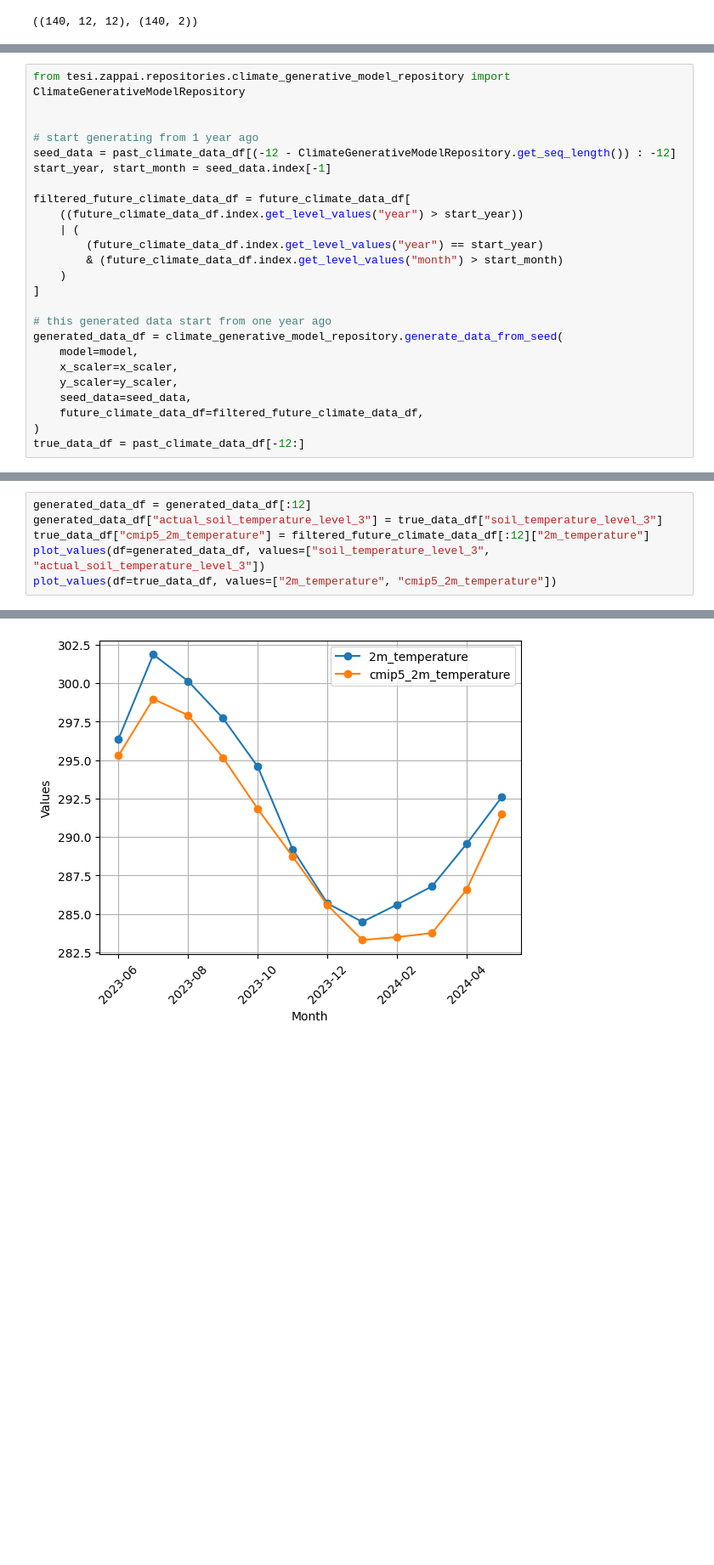
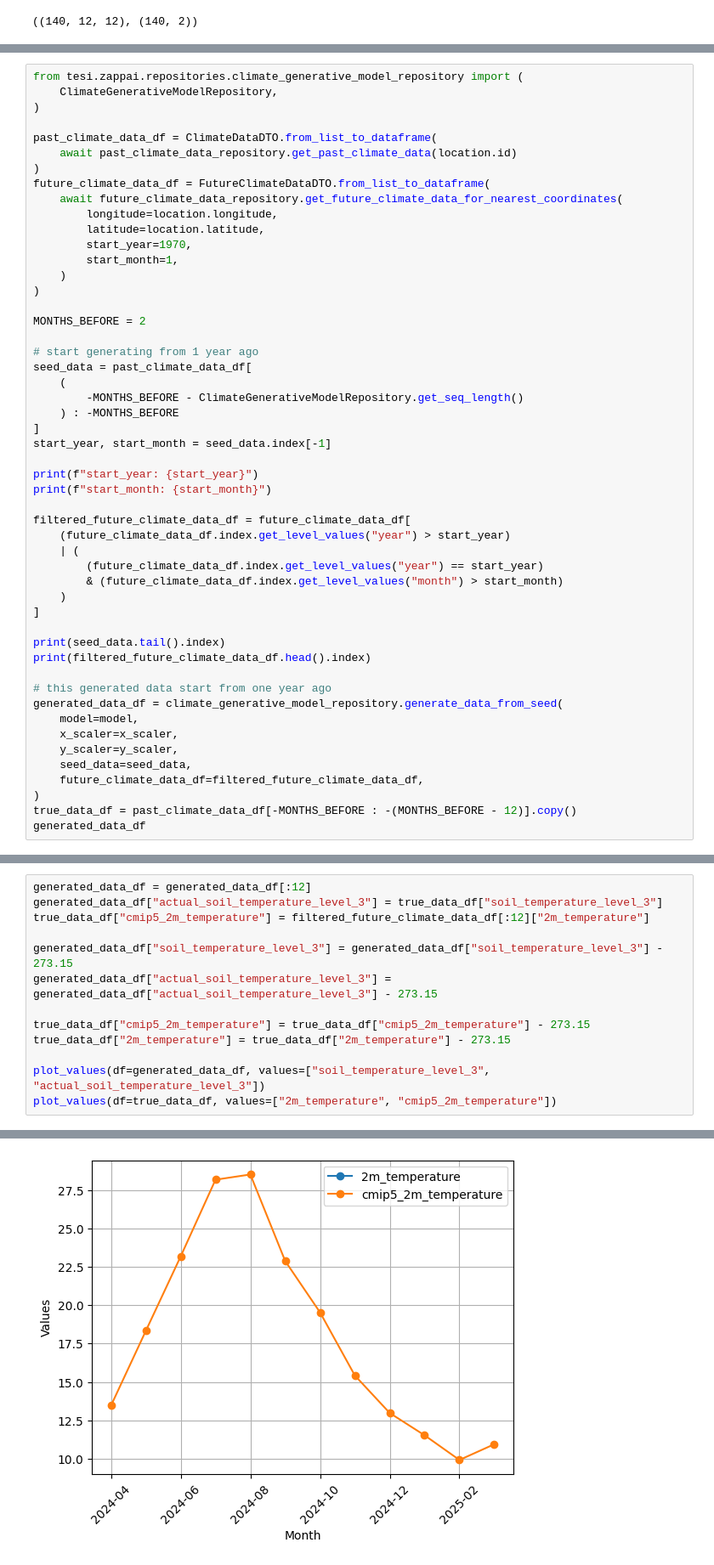
Before and after one commit to PeppeOsmio/tesi, a Jupyter notebook: test_model.ipynb, the cells around one changed output, grey strips where cells are left out. Shown at 85% size. Saved outputs shown, nothing was run; the diff lists cells and outputs as text; blank space fills up the shorter version.

```diff
--- a/test_model.ipynb
+++ b/test_model.ipynb
@@ -221,18 +216,43 @@ generated_data
 # %%
-from tesi.zappai.repositories.climate_generative_model_repository import ClimateGenerativeModelRepository
+from tesi.zappai.repositories.climate_generative_model_repository import (
+    ClimateGenerativeModelRepository,
+)
 
+past_climate_data_df = ClimateDataDTO.from_list_to_dataframe(
+    await past_climate_data_repository.get_past_climate_data(location.id)
+)
+future_climate_data_df = FutureClimateDataDTO.from_list_to_dataframe(
+    await future_climate_data_repository.get_future_climate_data_for_nearest_coordinates(
+        longitude=location.longitude,
+        latitude=location.latitude,
+        start_year=1970,
+        start_month=1,
+    )
+)
+
+MONTHS_BEFORE = 2
 
 # start generating from 1 year ago
-seed_data = past_climate_data_df[(-12 - ClimateGenerativeModelRepository.get_seq_length()) : -12]
+seed_data = past_climate_data_df[
+    (
+        -MONTHS_BEFORE - ClimateGenerativeModelRepository.get_seq_length()
+    ) : -MONTHS_BEFORE
+]
 start_year, start_month = seed_data.index[-1]
 
+print(f"start_year: {start_year}")
+print(f"start_month: {start_month}")
+
 filtered_future_climate_data_df = future_climate_data_df[
-    ((future_climate_data_df.index.get_level_values("year") > start_year))
+    (future_climate_data_df.index.get_level_values("year") > start_year)
     | (
         (future_climate_data_df.index.get_level_values("year") == start_year)
         & (future_climate_data_df.index.get_level_values("month") > start_month)
     )
 ]
+
+print(seed_data.tail().index)
+print(filtered_future_climate_data_df.head().index)
 
 # this generated data start from one year ago
 generated_data_df = climate_generative_model_repository.generate_data_from_seed(
@@ -242,4 +262,5 @@ generated_data_df = climate_generative_model_repository.generate_data_from_seed(
     seed_data=seed_data,
     future_climate_data_df=filtered_future_climate_data_df,
 )
-true_data_df = past_climate_data_df[-12:]
+true_data_df = past_climate_data_df[-MONTHS_BEFORE : -(MONTHS_BEFORE - 12)].copy()
+generated_data_df
@@ -265,6 +318,13 @@ def plot_values(df: pd.DataFrame, values: list[str]):
 generated_data_df = generated_data_df[:12]
 generated_data_df["actual_soil_temperature_level_3"] = true_data_df["soil_temperature_level_3"]
 true_data_df["cmip5_2m_temperature"] = filtered_future_climate_data_df[:12]["2m_temperature"]
+
+generated_data_df["soil_temperature_level_3"] = generated_data_df["soil_temperature_level_3"] - 273.15
+generated_data_df["actual_soil_temperature_level_3"] = generated_data_df["actual_soil_temperature_level_3"] - 273.15
+
+true_data_df["cmip5_2m_temperature"] = true_data_df["cmip5_2m_temperature"] - 273.15
+true_data_df["2m_temperature"] = true_data_df["2m_temperature"] - 273.15
+
 plot_values(df=generated_data_df, values=["soil_temperature_level_3", "actual_soil_temperature_level_3"])
 plot_values(df=true_data_df, values=["2m_temperature", "cmip5_2m_temperature"])
 # %% [output]
@@ -277 +347 @@ See the caveats in the documentation: https://pandas.pydata.org/pandas-docs/stab
-[figure, old version]
+[figure, new version]
```
Also changed, not shown: parts of 8 cells of this notebook, 3 other files.
